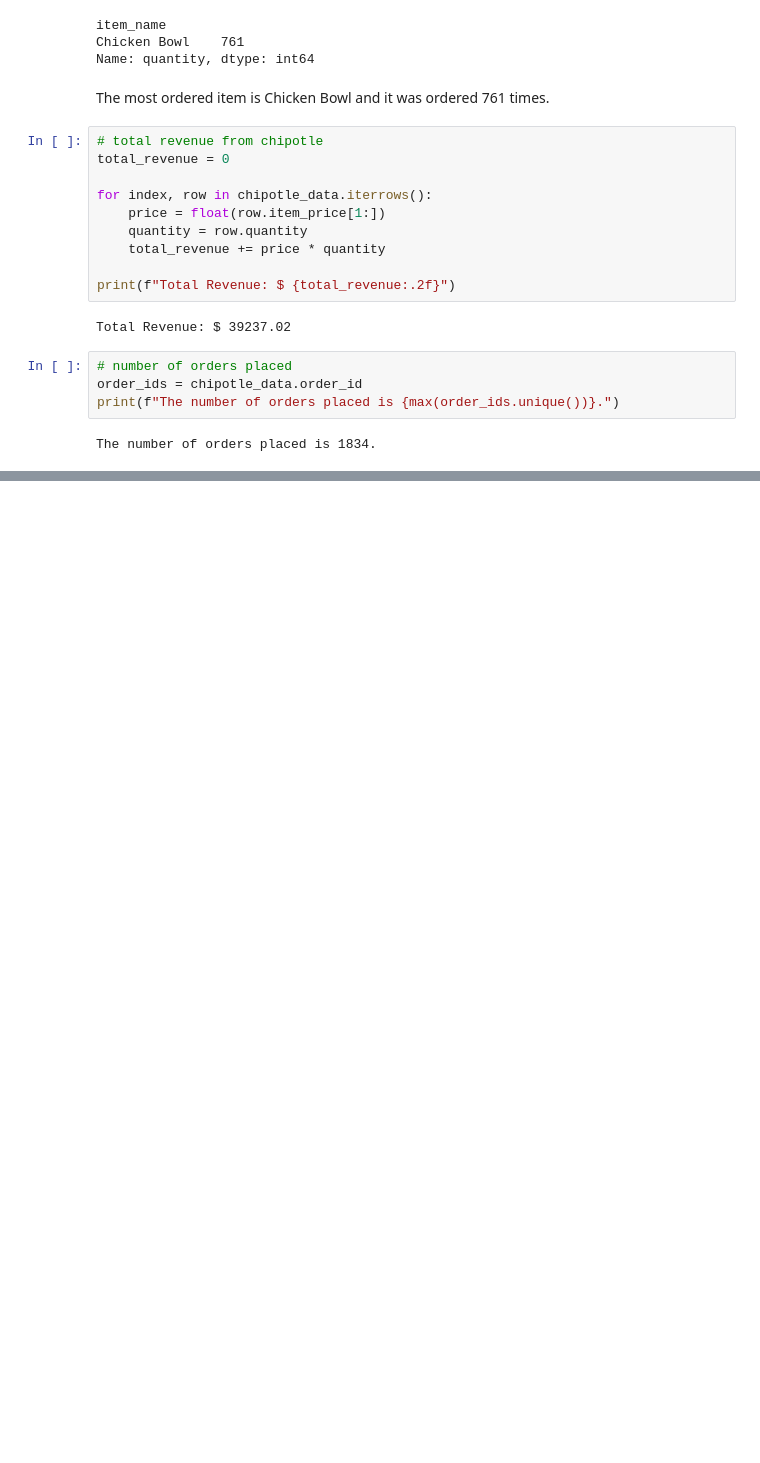
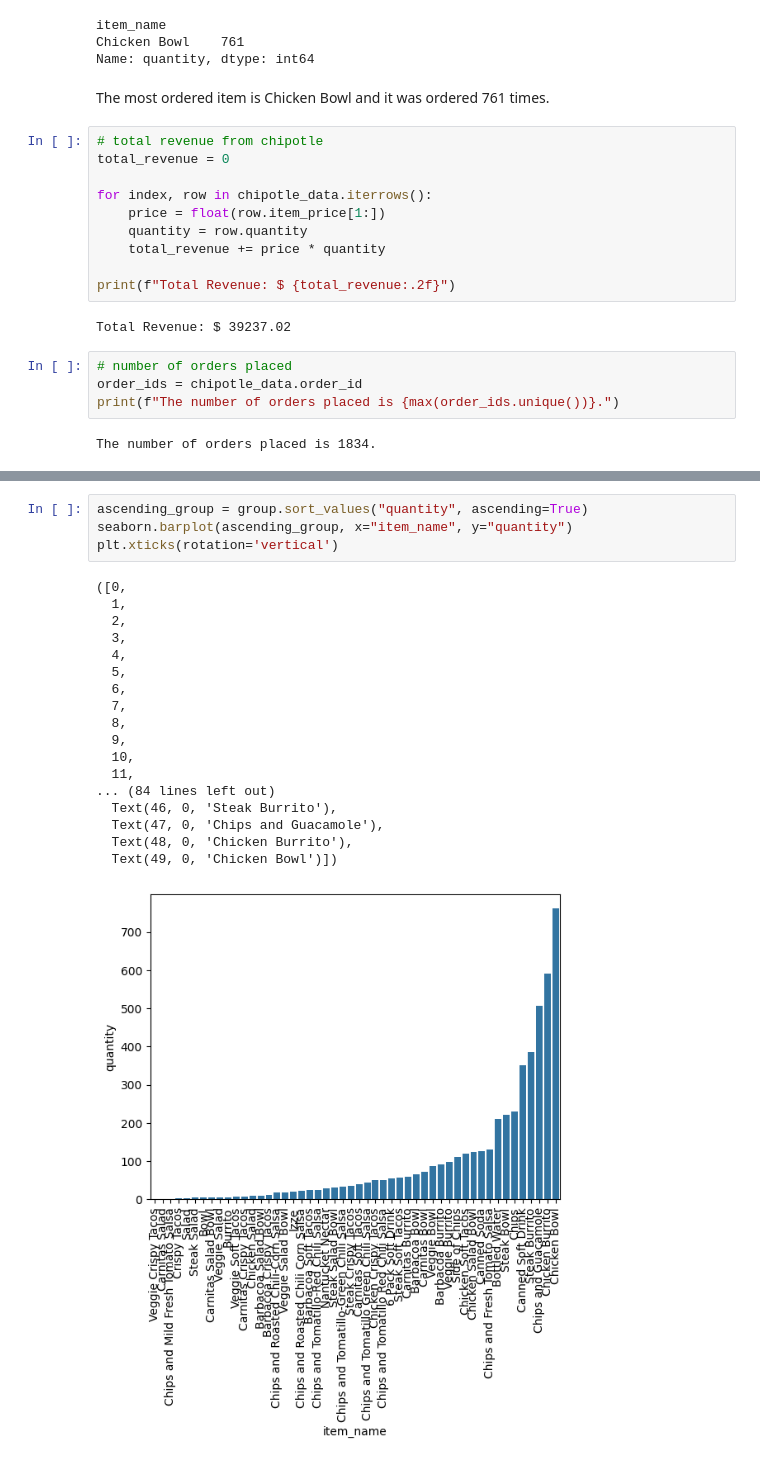
Before and after one commit to francisohara24/HtH-team-data-exploration, a Jupyter notebook: chipotle_data.ipynb, the cells around one changed output, grey strips where cells are left out. Cells and saved outputs as stored; diff of their text form; blank space fills up the shorter version.

```diff
--- a/chipotle_data.ipynb
+++ b/chipotle_data.ipynb
@@ -108,0 +210,23 @@ Items that cost more than $10.00:
+# %%
+ascending_group = group.sort_values("quantity", ascending=True)
+seaborn.barplot(ascending_group, x="item_name", y="quantity")
+plt.xticks(rotation='vertical')
+# %% [output]
+([0,
+  1,
+  2,
+  3,
+  4,
+  5,
+  6,
+  7,
+  8,
+  9,
+  10,
+  11,
+... (84 lines left out)
+  Text(46, 0, 'Steak Burrito'),
+  Text(47, 0, 'Chips and Guacamole'),
+  Text(48, 0, 'Chicken Burrito'),
+  Text(49, 0, 'Chicken Bowl')])
+[figure, added]
```
Also changed, not shown: parts of 7 cells of this notebook.
